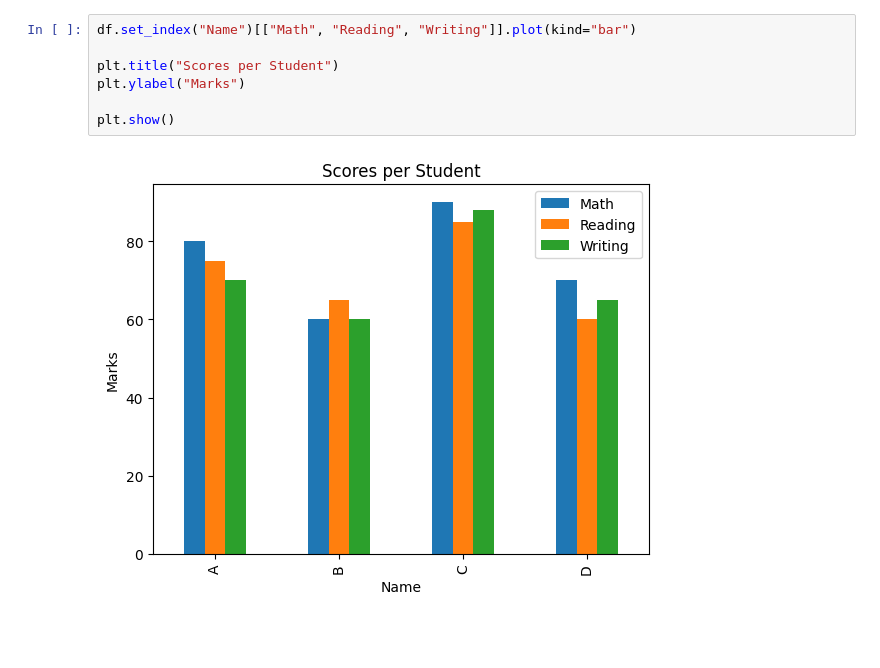
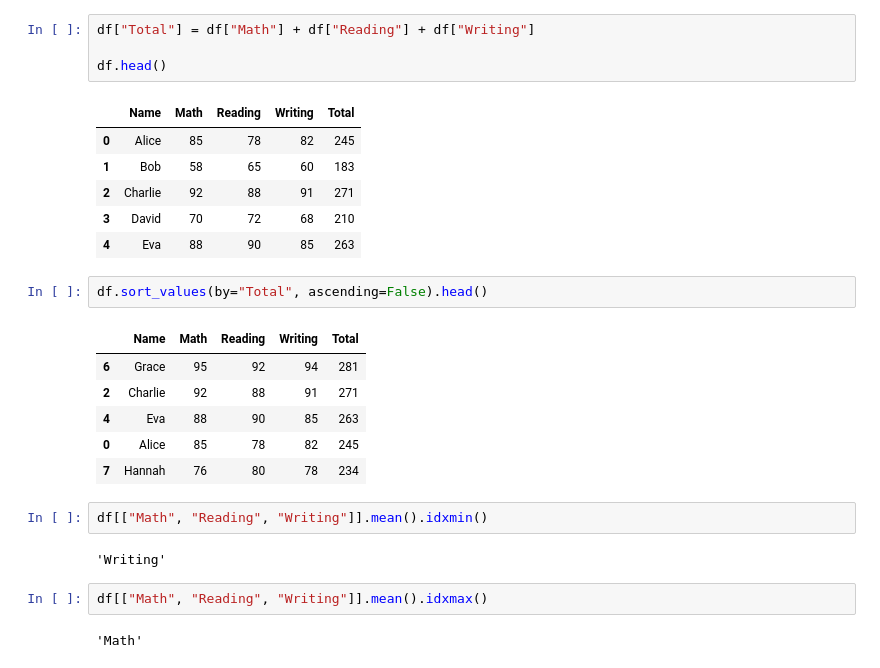
Before and after one commit to MedhaSrinath/student-performance-analysis, a Jupyter notebook: analysis.ipynb, the cells around one changed output. Drawn from its saved outputs; the diff is of its cells as text; blank space fills up the shorter version.

```diff
--- a/analysis.ipynb
+++ b/analysis.ipynb
@@ -122,9 +60,28 @@ plt.show()
-# %%
-df.set_index("Name")[["Math", "Reading", "Writing"]].plot(kind="bar")
-
-plt.title("Scores per Student")
-plt.ylabel("Marks")
-
-plt.show()
-# %% [output]
-[figure, removed]
+# %%
+df["Total"] = df["Math"] + df["Reading"] + df["Writing"]
+
+df.head()
+# %% [output]
+|  | Name | Math | Reading | Writing | Total |
+| 0 | Alice | 85 | 78 | 82 | 245 |
+| 1 | Bob | 58 | 65 | 60 | 183 |
+| 2 | Charlie | 92 | 88 | 91 | 271 |
+| 3 | David | 70 | 72 | 68 | 210 |
+| 4 | Eva | 88 | 90 | 85 | 263 |
+# %%
+df.sort_values(by="Total", ascending=False).head()
+# %% [output]
+|  | Name | Math | Reading | Writing | Total |
+| 6 | Grace | 95 | 92 | 94 | 281 |
+| 2 | Charlie | 92 | 88 | 91 | 271 |
+| 4 | Eva | 88 | 90 | 85 | 263 |
+| 0 | Alice | 85 | 78 | 82 | 245 |
+| 7 | Hannah | 76 | 80 | 78 | 234 |
+# %%
+df[["Math", "Reading", "Writing"]].mean().idxmin()
+# %% [output]
+'Writing'
+# %%
+df[["Math", "Reading", "Writing"]].mean().idxmax()
+# %% [output]
+'Math'
```
Also changed, not shown: parts of 20 cells of this notebook, 3 other files.
